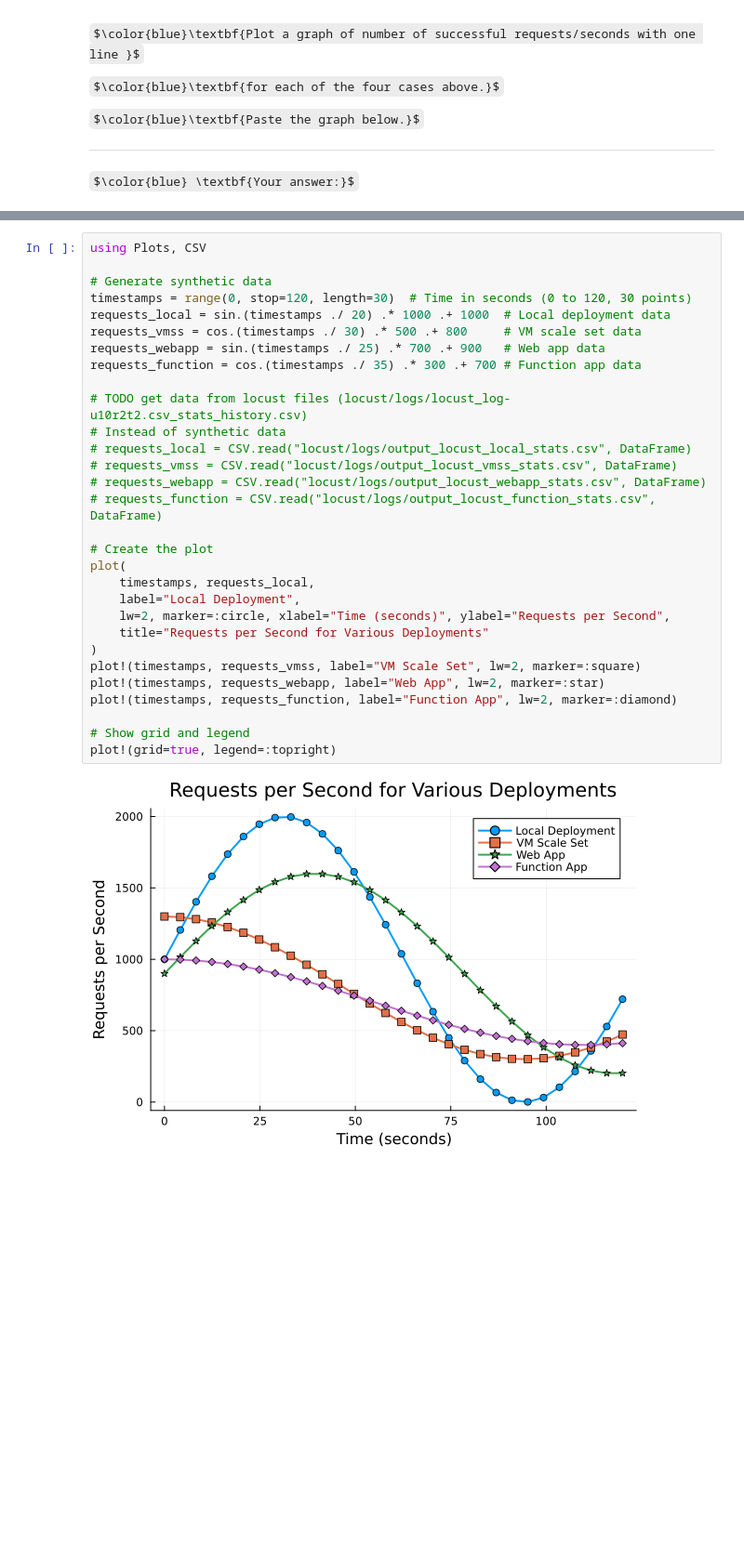
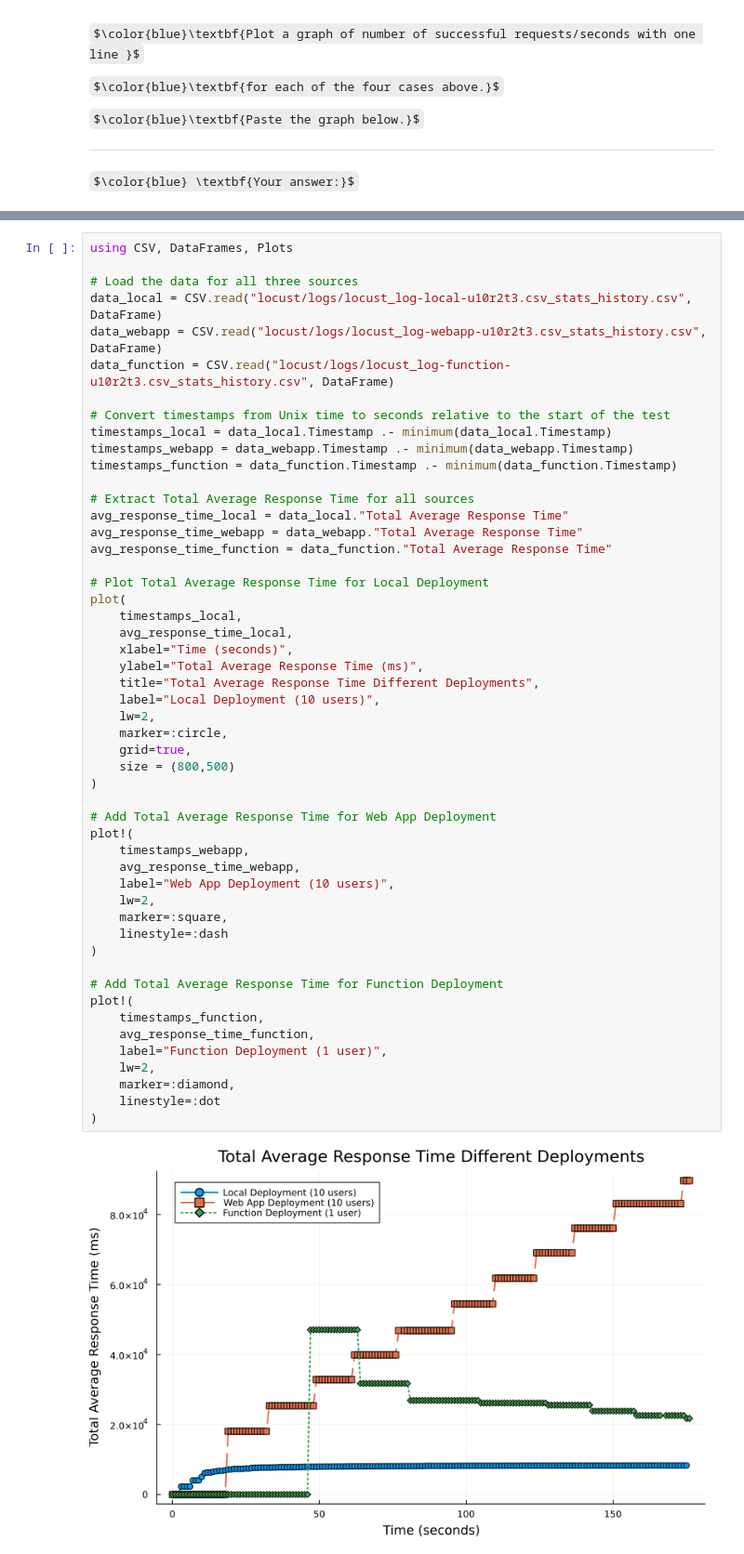
Before and after one commit to setrar/Clouds, a Jupyter notebook: Labs/Azure/lab2/REPORT.ipynb, the cells around one changed output, grey strips where cells are left out. Shown at 93% size. Cells and saved outputs as stored; diff of their text form; some formulas as TeX source; blank space fills up the shorter version.

```diff
--- a/Labs/Azure/lab2/REPORT.ipynb
+++ b/Labs/Azure/lab2/REPORT.ipynb
@@ -38,35 +77,56 @@ $\color{blue} \textbf{Your answer:}$
 # %%
-using Plots, CSV
+using CSV, DataFrames, Plots
 
-# Generate synthetic data
-timestamps = range(0, stop=120, length=30)  # Time in seconds (0 to 120, 30 points)
-requests_local = sin.(timestamps ./ 20) .* 1000 .+ 1000  # Local deployment data
-requests_vmss = cos.(timestamps ./ 30) .* 500 .+ 800     # VM scale set data
-requests_webapp = sin.(timestamps ./ 25) .* 700 .+ 900   # Web app data
-requests_function = cos.(timestamps ./ 35) .* 300 .+ 700 # Function app data
+# Load the data for all three sources
+data_local = CSV.read("locust/logs/locust_log-local-u10r2t3.csv_stats_history.csv", DataFrame)
+data_webapp = CSV.read("locust/logs/locust_log-webapp-u10r2t3.csv_stats_history.csv", DataFrame)
+data_function = CSV.read("locust/logs/locust_log-function-u10r2t3.csv_stats_history.csv", DataFrame)
 
-# TODO get data from locust files (locust/logs/locust_log-u10r2t2.csv_stats_history.csv)
-# Instead of synthetic data
-# requests_local = CSV.read("locust/logs/output_locust_local_stats.csv", DataFrame)
-# requests_vmss = CSV.read("locust/logs/output_locust_vmss_stats.csv", DataFrame)
-# requests_webapp = CSV.read("locust/logs/output_locust_webapp_stats.csv", DataFrame)
-# requests_function = CSV.read("locust/logs/output_locust_function_stats.csv", DataFrame)
+# Convert timestamps from Unix time to seconds relative to the start of the test
+timestamps_local = data_local.Timestamp .- minimum(data_local.Timestamp)
+timestamps_webapp = data_webapp.Timestamp .- minimum(data_webapp.Timestamp)
+timestamps_function = data_function.Timestamp .- minimum(data_function.Timestamp)
 
-# Create the plot
+# Extract Total Average Response Time for all sources
+avg_response_time_local = data_local."Total Average Response Time"
+avg_response_time_webapp = data_webapp."Total Average Response Time"
+avg_response_time_function = data_function."Total Average Response Time"
+
+# Plot Total Average Response Time for Local Deployment
 plot(
-    timestamps, requests_local,
-    label="Local Deployment",
-    lw=2, marker=:circle, xlabel="Time (seconds)", ylabel="Requests per Second",
-    title="Requests per Second for Various Deployments"
+    timestamps_local,
+    avg_response_time_local,
+    xlabel="Time (seconds)",
+    ylabel="Total Average Response Time (ms)",
+    title="Total Average Response Time Different Deployments",
+    label="Local Deployment (10 users)",
+    lw=2,
+    marker=:circle,
+    grid=true,
+    size = (800,500)
 )
-plot!(timestamps, requests_vmss, label="VM Scale Set", lw=2, marker=:square)
-plot!(timestamps, requests_webapp, label="Web App", lw=2, marker=:star)
-plot!(timestamps, requests_function, label="Function App", lw=2, marker=:diamond)
 
-# Show grid and legend
-plot!(grid=true, legend=:topright)
+# Add Total Average Response Time for Web App Deployment
+plot!(
+    timestamps_webapp,
+    avg_response_time_webapp,
+    label="Web App Deployment (10 users)",
+    lw=2,
+    marker=:square,
+    linestyle=:dash
+)
+
+# Add Total Average Response Time for Function Deployment
+plot!(
+    timestamps_function,
+    avg_response_time_function,
+    label="Function Deployment (1 user)",
+    lw=2,
+    marker=:diamond,
+    linestyle=:dot
+)
 # %% [output]
-[figure, old version]
+[figure, new version]
 # %% [markdown]
 ---
 
```
Also changed, not shown: parts of 4 cells of this notebook, 22 other files.
